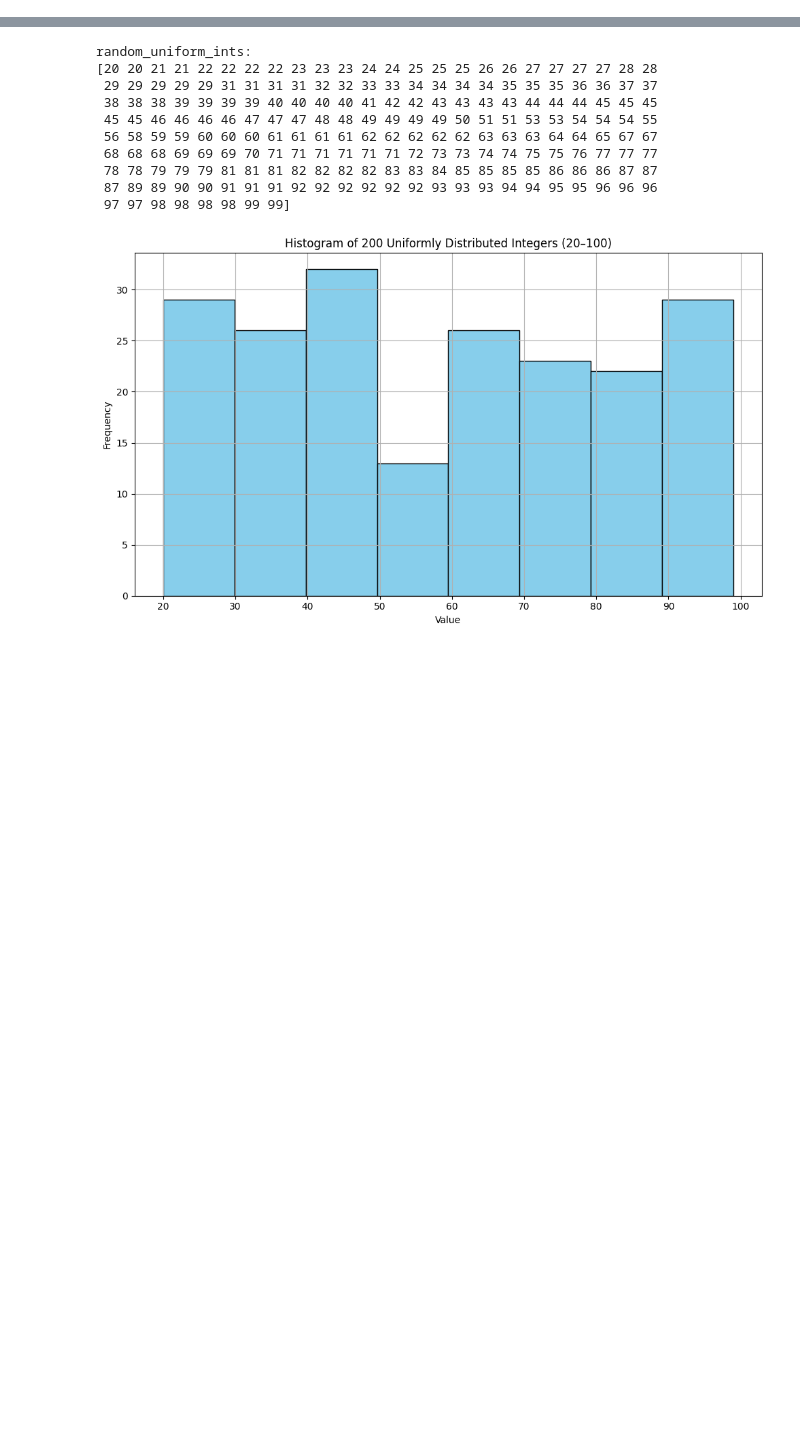
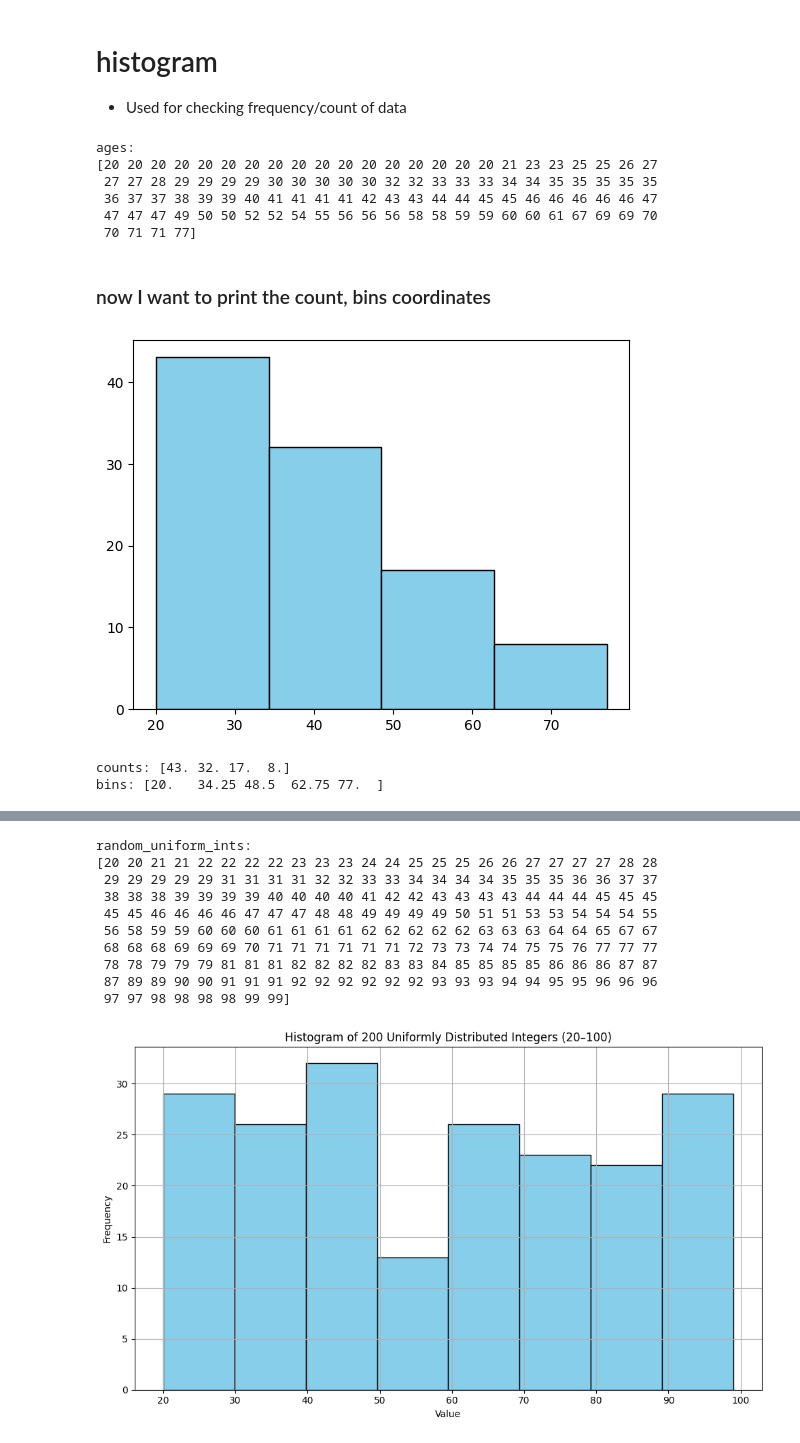
Before and after one commit to ash322ash422/tut_matplotlib, a Jupyter notebook: tut_mp3_histogram.ipynb, the cells around one changed output, grey strips where cells are left out. Drawn from its saved outputs; the diff is of its cells as text; code cells hidden in the pictures; blank space fills up the shorter version.

```diff
--- a/mp_tut3_histogram_boxplot.ipynb
+++ b/tut_mp3_histogram.ipynb
@@ -0,0 +1,3 @@
+# %% [markdown]
+# histogram
+- Used for checking frequency/count of data
@@ -0,0 +7,21 @@
+# %%
+# Lets generate some data
+np.random.seed(42) # Set seed for reproducibility
+size = 100
+mean = 40
+std=20
+# Generate normally distributed values with mean=40 and std=20
+random_normal = np.random.normal(loc=mean, scale=std, size=size) # age of people from  a sample of size
+
+# Clip values to be within 20 and 150, then convert to integers
+ages = np.clip(random_normal, 20, 150).astype(int) # LOOK AT  numpy tutorial on clip function
+ages = np.sort(ages)
+
+print(f"ages: \n{ages}")
+# %% [output]
+ages:
+[20 20 20 20 20 20 20 20 20 20 20 20 20 20 20 20 20 21 23 23 25 25 26 27
+ 27 27 28 29 29 29 29 30 30 30 30 30 32 32 33 33 33 34 34 35 35 35 35 35
+ 36 37 37 38 39 39 40 41 41 41 41 42 43 43 44 44 45 45 46 46 46 46 46 47
+ 47 47 47 49 50 50 52 52 54 55 56 56 56 58 58 59 59 60 60 61 67 69 69 70
+ 70 71 71 77]
@@ -0,0 +35,17 @@
+# %% [markdown]
+### now I want to print the count, bins coordinates
+# %%
+counts, bins, patches = plt.hist(ages,
+        bins = 4,
+        edgecolor = 'black',
+        color='skyblue'
+)
+
+plt.show()
+
+print(f"counts: {counts}") # This gives count in  each bin
+print(f"bins: {bins}") # this gives the x-coordinate of each bin
+# %% [output]
+[figure, added]
+counts: [43. 32. 17.  8.]
+bins: [20.   34.25 48.5  62.75 77.  ]
```
Also changed, not shown: parts of 10 cells of this notebook, 6 other files.
